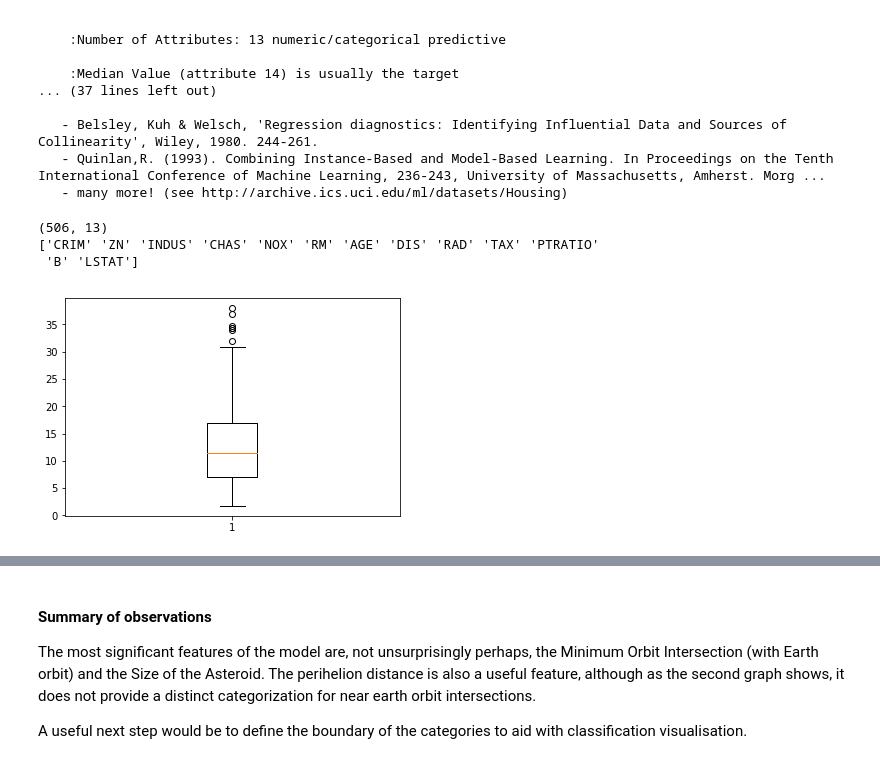
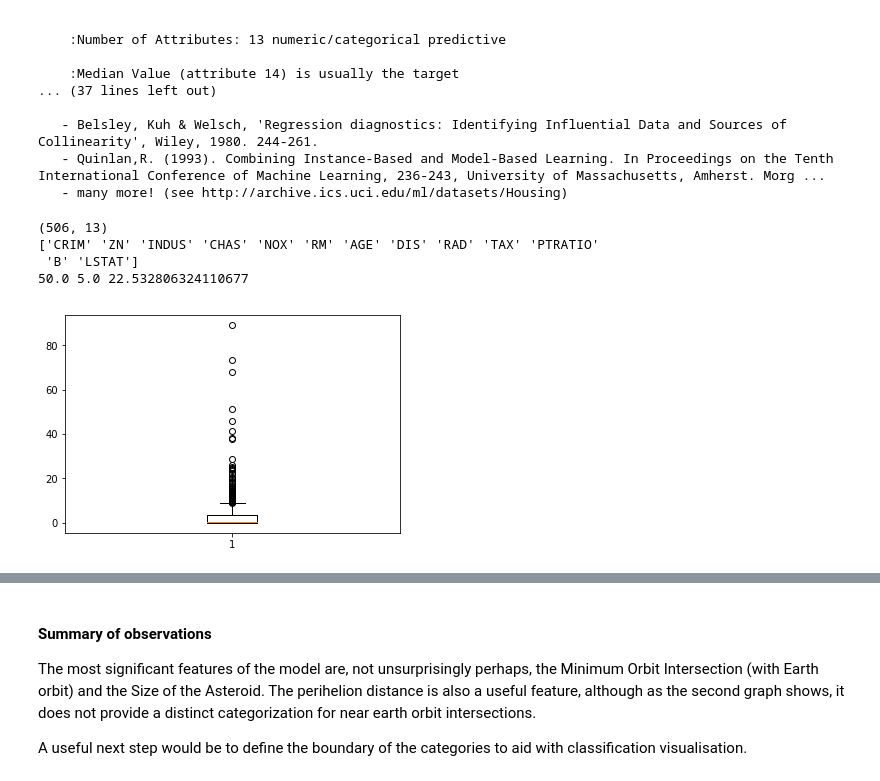
Before and after one commit to vipulpopat/MSCAI_CE4021_Project, a Jupyter notebook: SGD Regression.ipynb, the cells around one changed output, grey strips where cells are left out. Saved outputs shown, nothing was run; the diff lists cells and outputs as text; code cells hidden in the pictures.

```diff
--- a/SGD Regression.ipynb
+++ b/SGD Regression.ipynb
@@ -83,18 +85,19 @@ Data Set Characteristics:
 # %%
 #boston.data
 print (boston.data.shape)
 print (boston.feature_names)
-#print (np.max(boston.target), np.min(boston.target), np.mean(boston.target))
+print (np.max(boston.target), np.min(boston.target), np.mean(boston.target))
 
 #Create pandas dataframe for remaining work
 boston_df = pd.DataFrame(boston.data, columns=boston.feature_names)
 #boston_df.describe()
 
 #Use a basic boxplot to investigate data for outliers - follow up on the next section
-plt.boxplot(boston_df['LSTAT'])
+plt.boxplot(boston_df['CRIM'])
 plt.show()
 # %% [output]
 (506, 13)
 ['CRIM' 'ZN' 'INDUS' 'CHAS' 'NOX' 'RM' 'AGE' 'DIS' 'RAD' 'TAX' 'PTRATIO'
  'B' 'LSTAT']
+50.0 5.0 22.532806324110677
-[figure, old version]
+[figure, new version]
```
Also changed, not shown: parts of 14 cells of this notebook.
